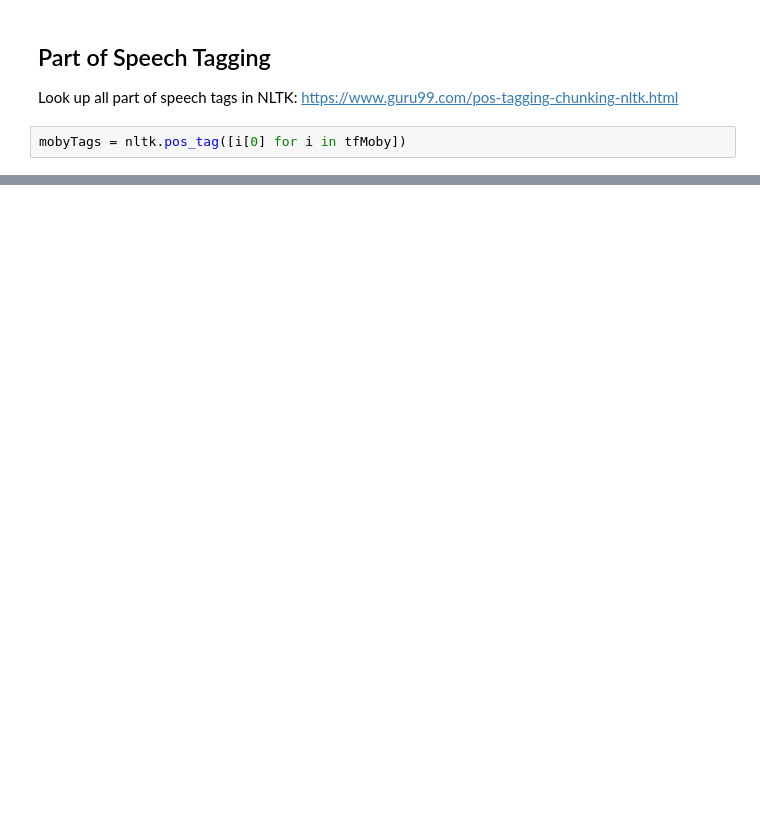
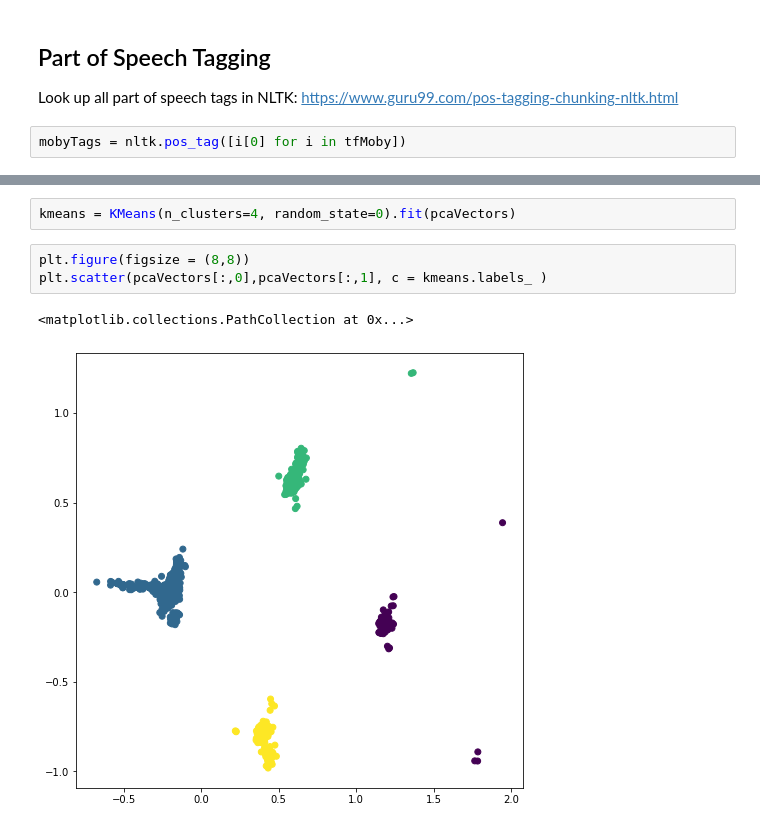
Before and after one commit to nguye639/NLPTutorial, a Jupyter notebook: NaturalLanguageProcessing.ipynb, the cells around one changed output, grey strips where cells are left out. Cells and saved outputs as stored; diff of their text form; blank space fills up the shorter version.

```diff
--- a/NaturalLanguageProcessing.ipynb
+++ b/NaturalLanguageProcessing.ipynb
@@ -245,0 +322,8 @@ array([0, 0, 0, ..., 0, 0, 0])
+# %%
+kmeans = KMeans(n_clusters=4, random_state=0).fit(pcaVectors)
+# %%
+plt.figure(figsize = (8,8))
+plt.scatter(pcaVectors[:,0],pcaVectors[:,1], c = kmeans.labels_ )
+# %% [output]
+<matplotlib.collections.PathCollection at 0x...>
+[figure, added]
```
Also changed, not shown: parts of 27 cells of this notebook.
